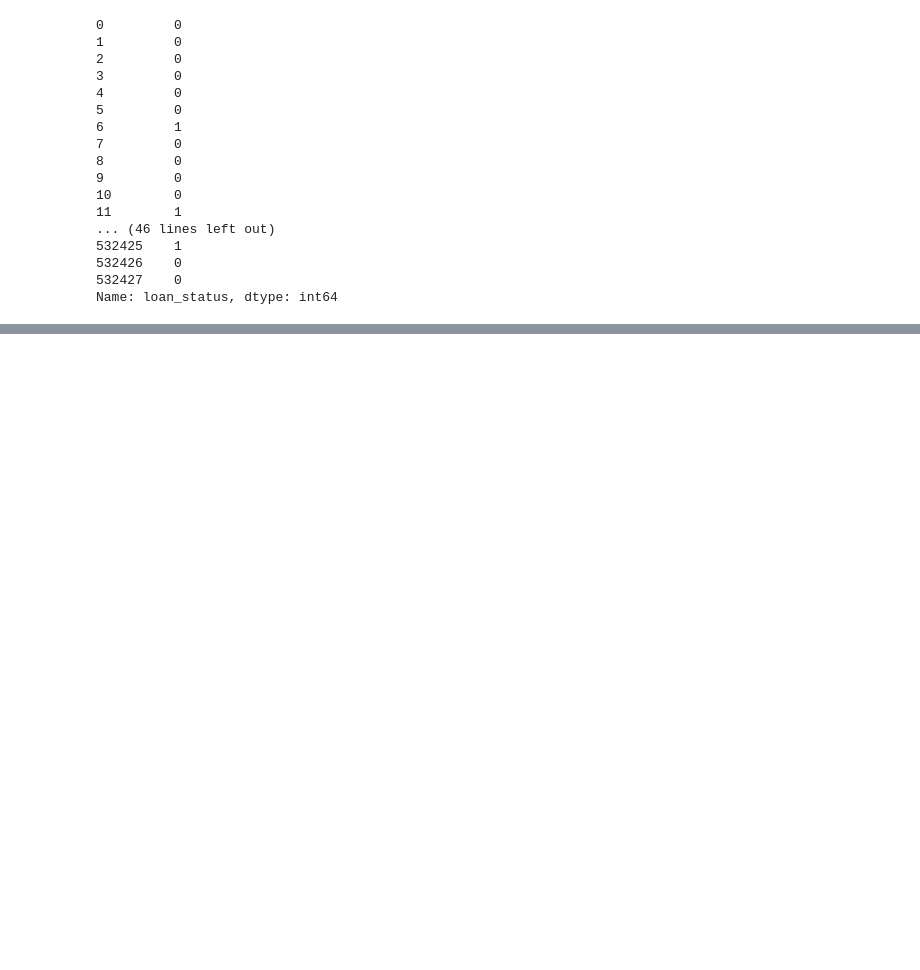
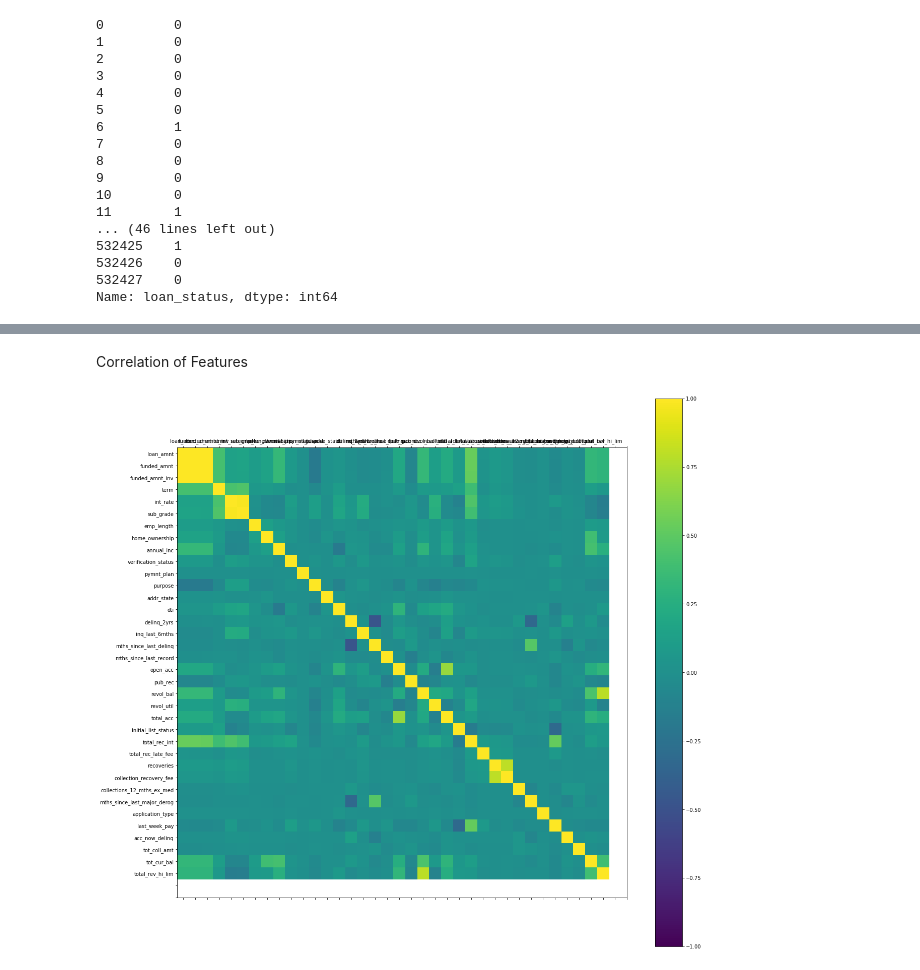
Before and after one commit to surajpaib/Hacker-Earth-Challenge-Loan-Defaulters, a Jupyter notebook: hackerearthchallenge/clean_dataset.ipynb, the cells around one changed output, grey strips where cells are left out. Saved outputs shown, nothing was run; the diff lists cells and outputs as text; code cells hidden in the pictures; blank space fills up the shorter version.

```diff
--- a/hackerearthchallenge/clean_dataset.ipynb
+++ b/hackerearthchallenge/clean_dataset.ipynb
@@ -176,0 +132,17 @@ dataframe_expt.head(100)
+# %% [markdown]
+Correlation of Features
+# %%
+correlations = dataframe_expt.corr()
+names = dataframe_expt.columns
+fig = plt.figure(figsize=(20,20))
+ax = fig.add_subplot(111)
+cax = ax.matshow(correlations, vmin=-1, vmax=1)
+fig.colorbar(cax)
+ticks = numpy.arange(0,38,1)
+ax.set_xticks(ticks)
+ax.set_yticks(ticks)
+ax.set_xticklabels(names)
+ax.set_yticklabels(names)
+plt.show()
+# %% [output]
+[figure, added]
```
Also changed, not shown: parts of 21 cells of this notebook, 4 other files.
